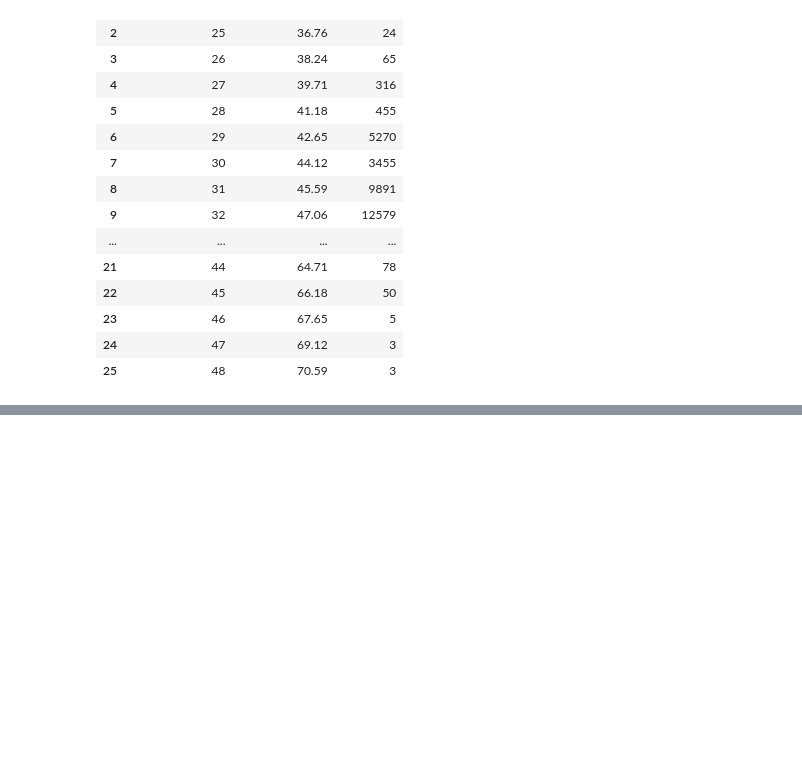
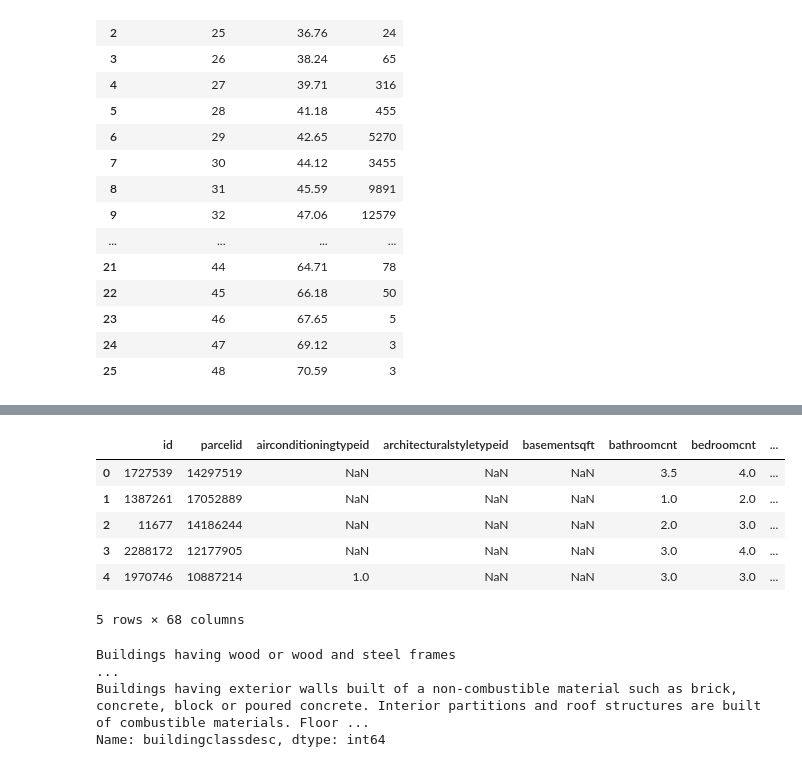
Before and after one commit to matt-c-knight/clustering-exercises, a Jupyter notebook: zillow.ipynb, the cells around one changed output, grey strips where cells are left out. Drawn from its saved outputs; the diff is of its cells as text; code cells hidden in the pictures; blank space fills up the shorter version.

```diff
--- a/zillow.ipynb
+++ b/zillow.ipynb
@@ -235,0 +240,16 @@ nulls_by_row(df)
+# %%
+df.head()
+# %% [output]
+|  | id | parcelid | airconditioningtypeid | architecturalstyletypeid | basementsqft | bathroomcnt | bedroomcnt | ... |
+| 0 | 1727539 | 14297519 | NaN | NaN | NaN | 3.5 | 4.0 | ... |
+| 1 | 1387261 | 17052889 | NaN | NaN | NaN | 1.0 | 2.0 | ... |
+| 2 | 11677 | 14186244 | NaN | NaN | NaN | 2.0 | 3.0 | ... |
+| 3 | 2288172 | 12177905 | NaN | NaN | NaN | 3.0 | 4.0 | ... |
+| 4 | 1970746 | 10887214 | 1.0 | NaN | NaN | 3.0 | 3.0 | ... |
+5 rows × 68 columns
+# %%
+df.buildingclassdesc.value_counts()
+# %% [output]
+Buildings having wood or wood and steel frames                                                                                                                                                           ...
+Buildings having exterior walls built of a non-combustible material such as brick, concrete, block or poured concrete. Interior partitions and roof structures are built of combustible materials. Floor ...
+Name: buildingclassdesc, dtype: int64
```
Also changed, not shown: parts of 16 cells of this notebook.
